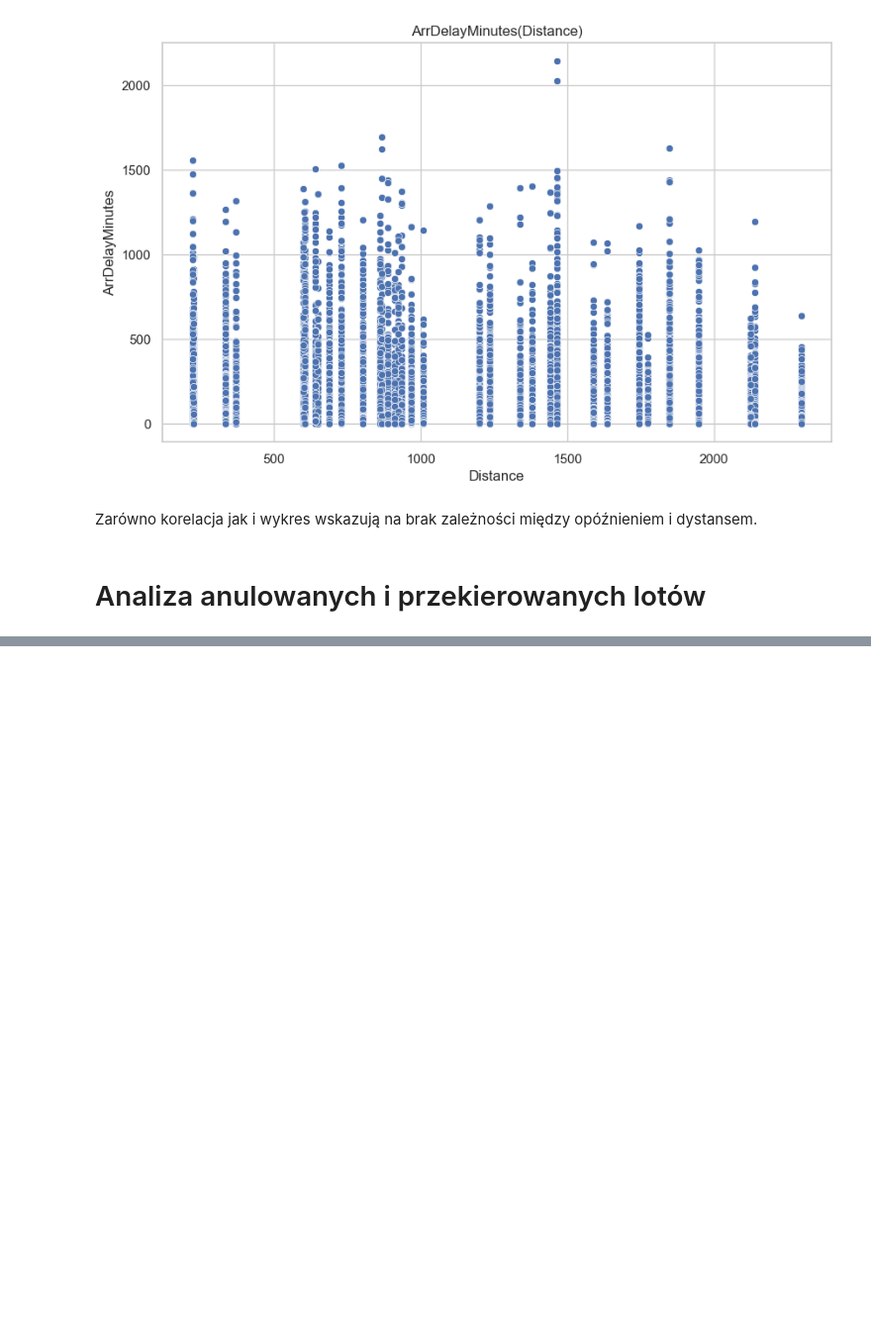
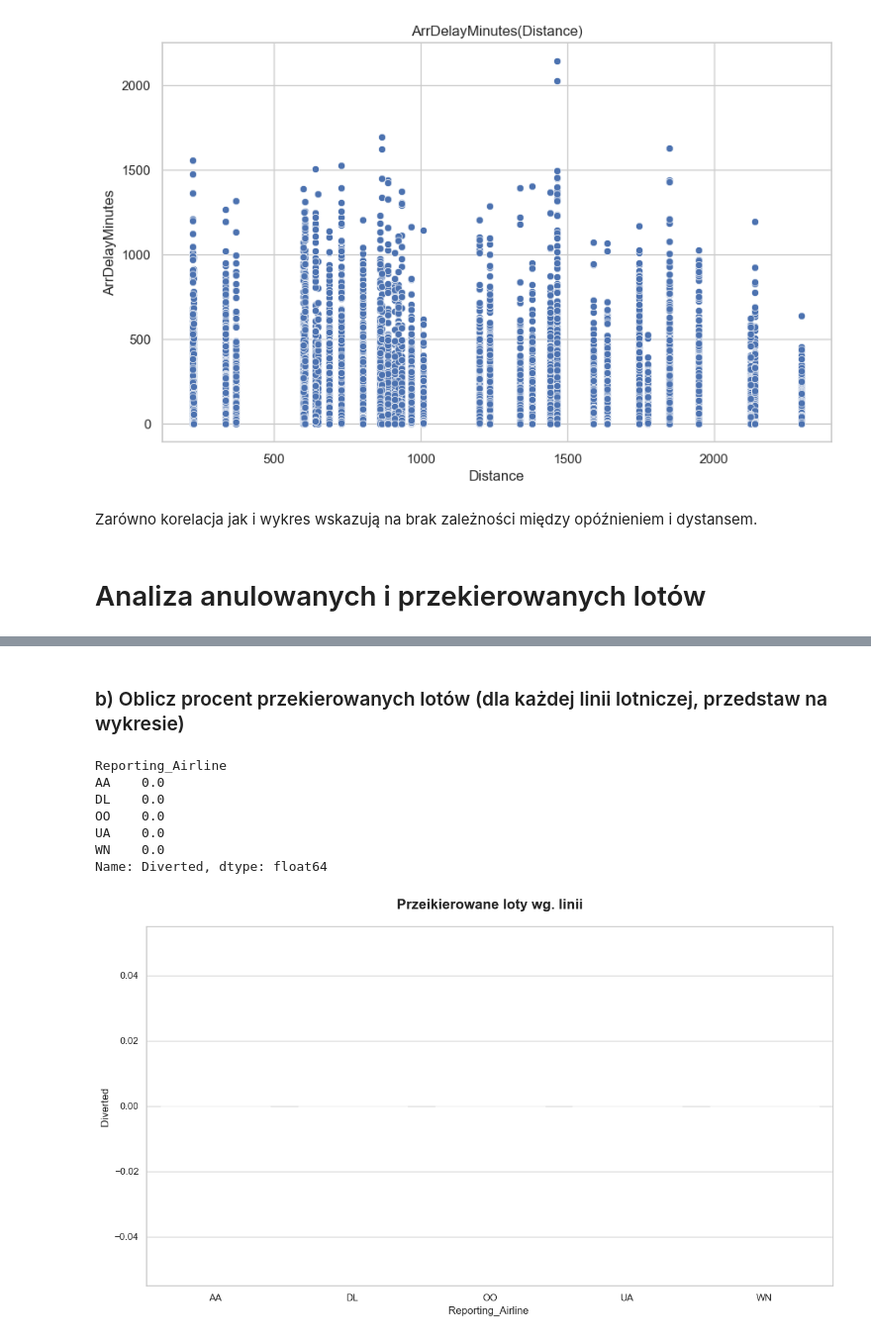
Before and after one commit to Drag0neUsz/Big_Data_Class_2_FLIGHTS, a Jupyter notebook: sample.ipynb, the cells around one changed output, grey strips where cells are left out. Shown at 99% size. Saved outputs shown, nothing was run; the diff lists cells and outputs as text; code cells hidden in the pictures; blank space fills up the shorter version.

```diff
--- a/sample.ipynb
+++ b/sample.ipynb
@@ -237,0 +278,40 @@ Zarówno korelacja jak i wykres wskazują na brak zależności między opóźnie
+# %% [markdown]
+### b) Oblicz procent przekierowanych lotów (dla każdej linii lotniczej, przedstaw na wykresie)
+# %%
+diverted_df=(df.groupby(['Reporting_Airline'])['Diverted']
+              .mean())
+
+print(diverted_df.head(diverted_df.count()))
+
+data_to_plot = diverted_df.reset_index()
+data_to_plot.columns=['Reporting_Airline', 'mean']
+data_to_plot=data_to_plot.sort_values('mean', ascending=False)
+
+sns.set_theme(style="whitegrid")
+plt.figure(figsize=(12, 7))
+
+barplot = sns.barplot(
+    x='Reporting_Airline',
+    y='mean',
+    data=data_to_plot,
+    hue='Reporting_Airline',
+    palette='flare',
+    legend=False
+)
+
+
+plt.title('Przeikierowane loty wg. linii', fontsize=16, fontweight='bold', pad=20)
+plt.xlabel('Reporting_Airline ', fontsize=12)
+plt.ylabel('Diverted ', fontsize=12)
+
+plt.tight_layout()
+plt.show()
+# %% [output]
+Reporting_Airline
+AA    0.0
+DL    0.0
+OO    0.0
+UA    0.0
+WN    0.0
+Name: Diverted, dtype: float64
+[figure, added]
```
Also changed, not shown: parts of 7 cells of this notebook.
